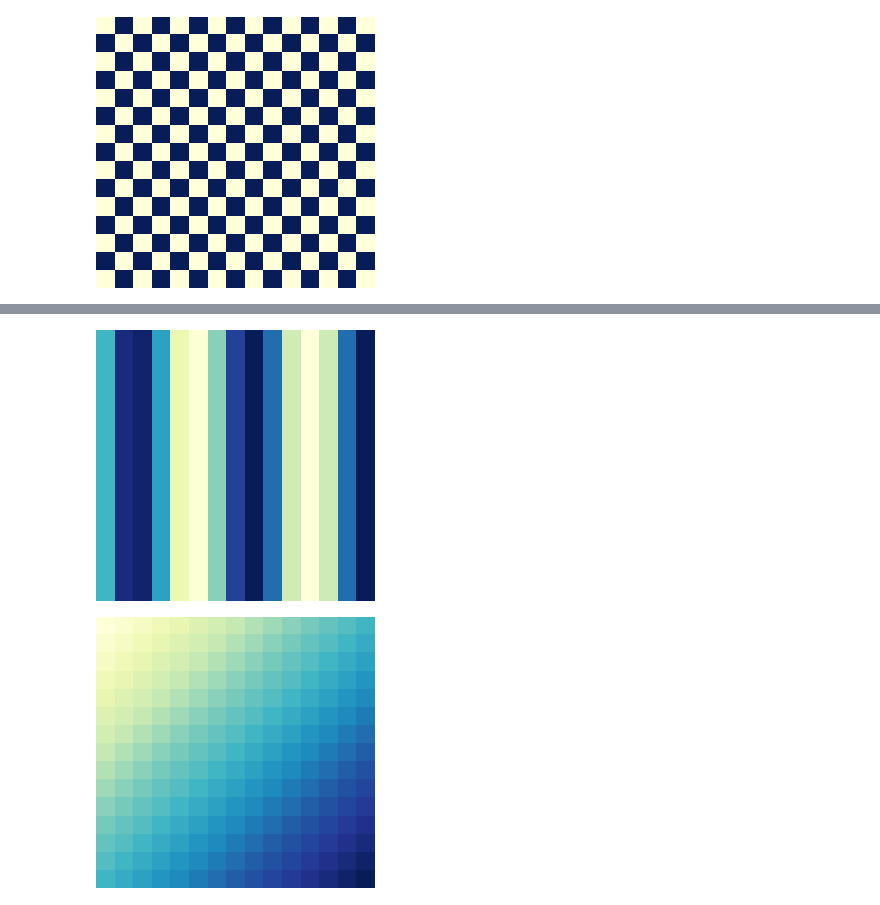
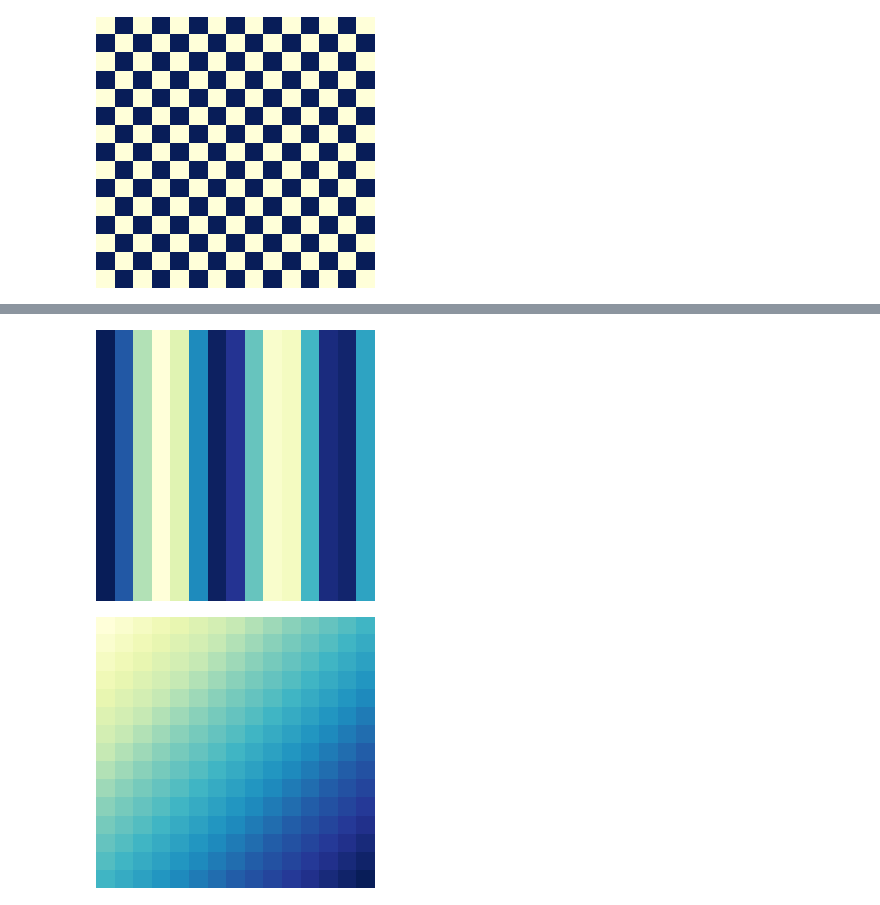
Before and after one commit to kolibril13/plywood-gallery-2D-array, a Jupyter notebook: gallery.ipynb, the cells around one changed output, grey strips where cells are left out. Saved outputs shown, nothing was run; the diff lists cells and outputs as text; code cells hidden in the pictures.

```diff
--- a/gallery.ipynb
+++ b/gallery.ipynb
@@ -69,10 +69,10 @@ disp(array)
 # %%
-%%capture_png $cell_normalX -p Sinus.png
-# Sinus
-array = np.fromfunction(lambda i, j: np.sin(j), (15, 15))
+%%capture_png $cell_normalX -p Cosine.png
+# Cosine
+array = np.fromfunction(lambda i, j: np.cos(j), (15, 15))
 disp(array)
 # %% [output]
-[figure, old version]
+[figure, new version]
 # %%
 %%capture_png $cell_normalX -p LinearDiagonalNumpy.png
 # Gradient
```
Also changed, not shown: parts of 1 cell of this notebook, 4 other files.
